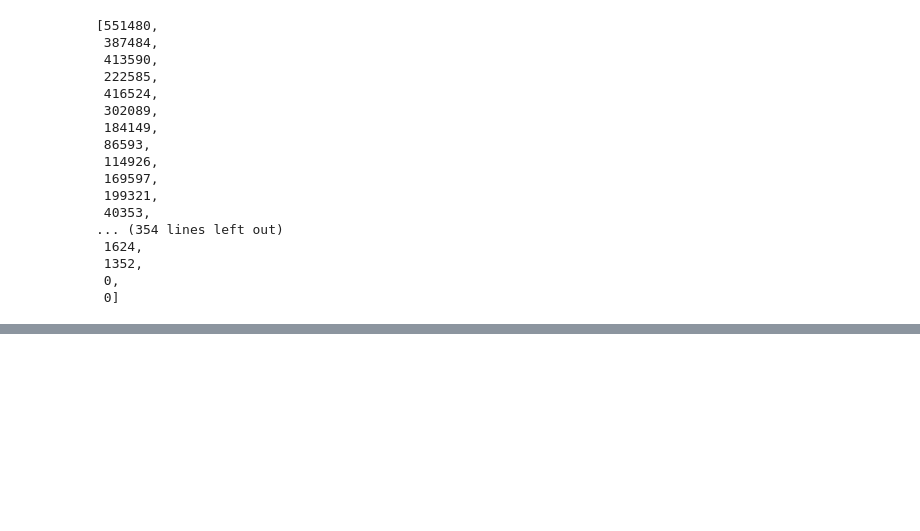
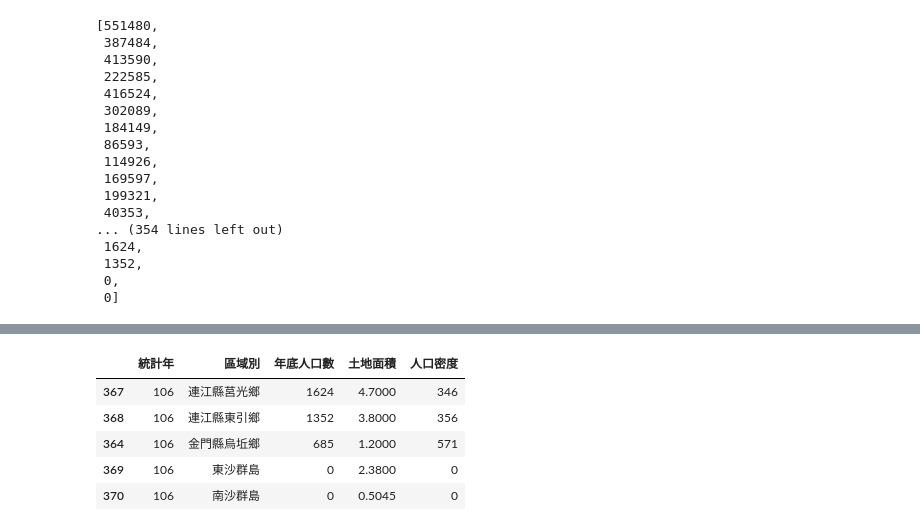
Before and after one commit to 4ah0049/python_practice_20240417, a Jupyter notebook: lesson18/lesson18_1.ipynb, the cells around one changed output, grey strips where cells are left out. Saved outputs shown, nothing was run; the diff lists cells and outputs as text; code cells hidden in the pictures; blank space fills up the shorter version.

```diff
--- a/lesson18/lesson18_1.ipynb
+++ b/lesson18/lesson18_1.ipynb
@@ -161,0 +164,12 @@ df3
+# %%
+#前五名
+sorted_value.iloc[:5]
+#後五名
+sorted_value.iloc[-5:]
+# %% [output]
+|  | 統計年 | 區域別 | 年底人口數 | 土地面積 | 人口密度 |
+| 367 | 106 | 連江縣莒光鄉 | 1624 | 4.7000 | 346 |
+| 368 | 106 | 連江縣東引鄉 | 1352 | 3.8000 | 356 |
+| 364 | 106 | 金門縣烏坵鄉 | 685 | 1.2000 | 571 |
+| 369 | 106 | 東沙群島 | 0 | 2.3800 | 0 |
+| 370 | 106 | 南沙群島 | 0 | 0.5045 | 0 |
```
Also changed, not shown: parts of 5 cells of this notebook, 2 other files.
